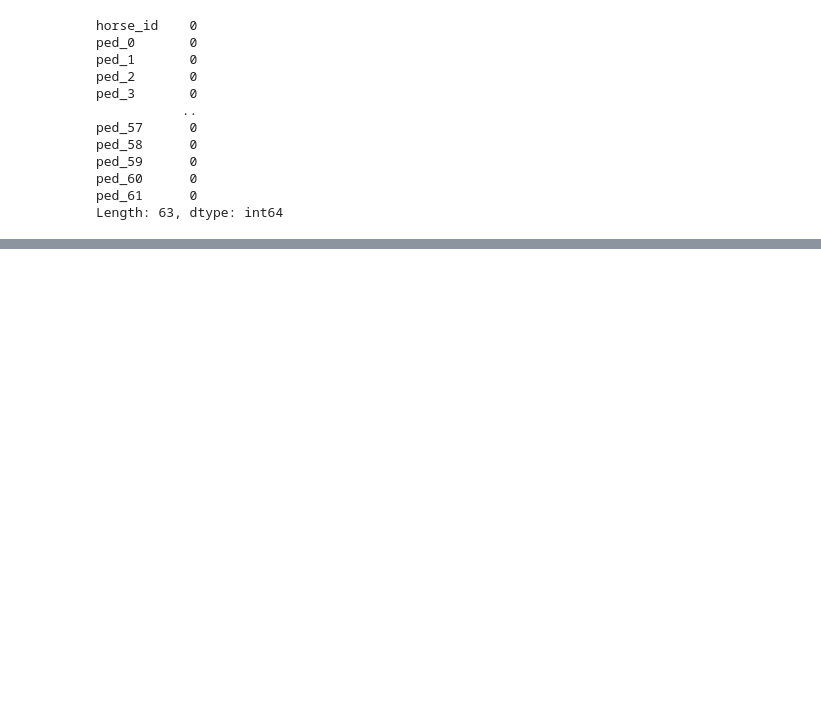
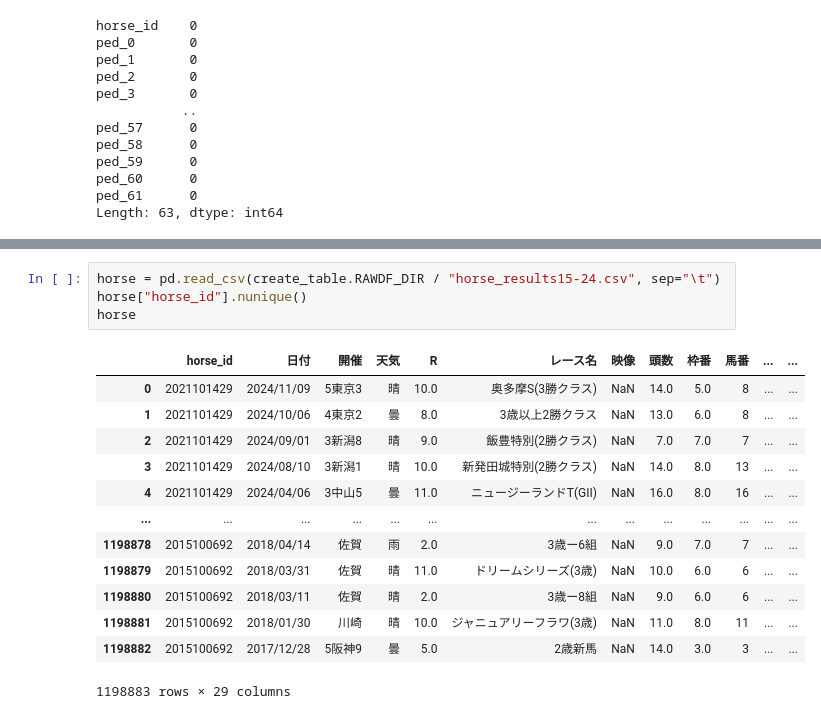
Before and after one commit to DaichiOnoe/keiba_race_ai, a Jupyter notebook: keiba_ai/common/src/deving2.ipynb, the cells around one changed output, grey strips where cells are left out. Drawn from its saved outputs; the diff is of its cells as text; blank space fills up the shorter version.

```diff
--- a/keiba_ai/common/src/deving2.ipynb
+++ b/keiba_ai/common/src/deving2.ipynb
@@ -657,0 +729,18 @@ Length: 63, dtype: int64
+# %%
+horse = pd.read_csv(create_table.RAWDF_DIR / "horse_results15-24.csv", sep="\t")
+horse["horse_id"].nunique()
+horse
+# %% [output]
+|  | horse_id | 日付 | 開催 | 天気 | R | レース名 | 映像 | 頭数 | 枠番 | 馬番 | ... | ... |
+| 0 | 2021101429 | 2024/11/09 | 5東京3 | 晴 | 10.0 | 奥多摩S(3勝クラス) | NaN | 14.0 | 5.0 | 8 | ... | ... |
+| 1 | 2021101429 | 2024/10/06 | 4東京2 | 曇 | 8.0 | 3歳以上2勝クラス | NaN | 13.0 | 6.0 | 8 | ... | ... |
+| 2 | 2021101429 | 2024/09/01 | 3新潟8 | 晴 | 9.0 | 飯豊特別(2勝クラス) | NaN | 7.0 | 7.0 | 7 | ... | ... |
+| 3 | 2021101429 | 2024/08/10 | 3新潟1 | 晴 | 10.0 | 新発田城特別(2勝クラス) | NaN | 14.0 | 8.0 | 13 | ... | ... |
+| 4 | 2021101429 | 2024/04/06 | 3中山5 | 曇 | 11.0 | ニュージーランドT(GII) | NaN | 16.0 | 8.0 | 16 | ... | ... |
+| ... | ... | ... | ... | ... | ... | ... | ... | ... | ... | ... | ... | ... |
+| 1198878 | 2015100692 | 2018/04/14 | 佐賀 | 雨 | 2.0 | 3歳ー6組 | NaN | 9.0 | 7.0 | 7 | ... | ... |
+| 1198879 | 2015100692 | 2018/03/31 | 佐賀 | 晴 | 11.0 | ドリームシリーズ(3歳) | NaN | 10.0 | 6.0 | 6 | ... | ... |
+| 1198880 | 2015100692 | 2018/03/11 | 佐賀 | 晴 | 2.0 | 3歳ー8組 | NaN | 9.0 | 6.0 | 6 | ... | ... |
+| 1198881 | 2015100692 | 2018/01/30 | 川崎 | 晴 | 10.0 | ジャニュアリーフラワ(3歳) | NaN | 11.0 | 8.0 | 11 | ... | ... |
+| 1198882 | 2015100692 | 2017/12/28 | 5阪神9 | 曇 | 5.0 | 2歳新馬 | NaN | 14.0 | 3.0 | 3 | ... | ... |
+1198883 rows × 29 columns
```
Also changed, not shown: parts of 12 cells of this notebook, 6 other files.
